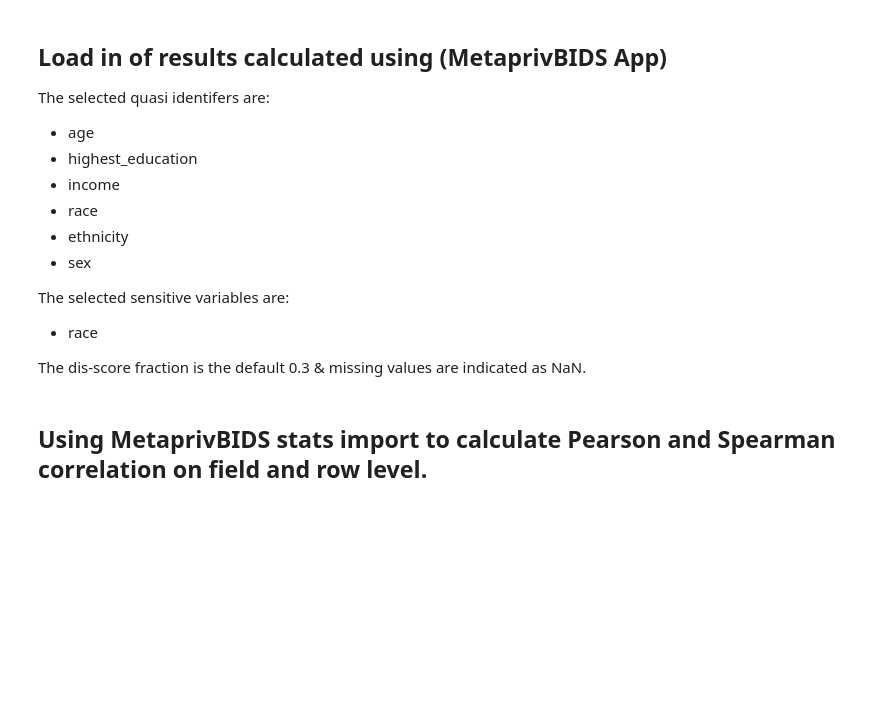
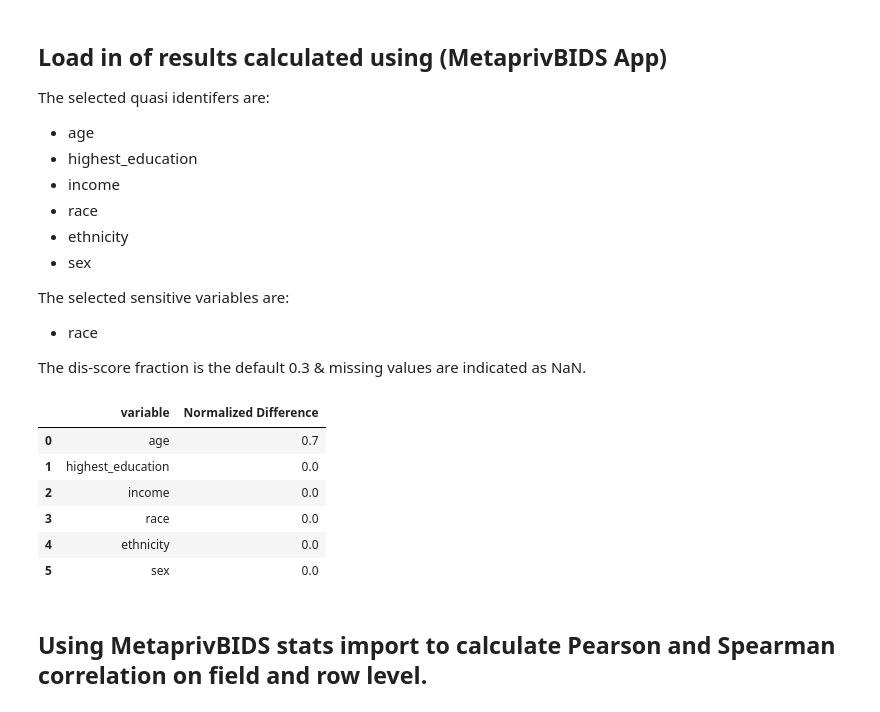
Before and after one commit to EmiKib/MetaprivBIDS-Assessment, a Jupyter notebook: Multivariate-Assessment-Inhibitory-Control-ds004935/multivariate_ds004935.ipynb, the cells around one changed output. Cells and saved outputs as stored; diff of their text form; code cells hidden in the pictures; blank space fills up the shorter version.

```diff
--- a/Multivariate-Assessment-Inhibitory-Control-ds004935/multivariate_ds004935.ipynb
+++ b/Multivariate-Assessment-Inhibitory-Control-ds004935/multivariate_ds004935.ipynb
@@ -48,6 +50,16 @@ suda_field_score =  pd.read_csv('data_ds004935/att_suda.csv', sep=',').drop(colu
 k_combined_field =  pd.read_csv('data_ds004935/normalized_difference_results.csv', sep=',').drop(columns=['Difference in Unique Rows','Unique Rows After Removal']).rename(columns={'Column': 'variable'})
 k_combined_all = pd.read_csv('data_ds004935/k-combined-3-6.csv', sep=',')
 k_combined_field_non_risk = pd.read_csv('data_ds004935/normalized_difference_results_non.csv', sep=',').drop(columns=['Difference in Unique Rows','Unique Rows After Removal']).rename(columns={'Column': 'variable'})
+# %%
+k_combined_field
+# %% [output]
+|  | variable | Normalized Difference |
+| 0 | age | 0.7 |
+| 1 | highest_education | 0.0 |
+| 2 | income | 0.0 |
+| 3 | race | 0.0 |
+| 4 | ethnicity | 0.0 |
+| 5 | sex | 0.0 |
 # %% [markdown]
 ## Using MetaprivBIDS stats import to calculate Pearson and Spearman correlation on field and row level.
 # %%
```
Also changed, not shown: parts of 8 cells of this notebook, 3 other files.
